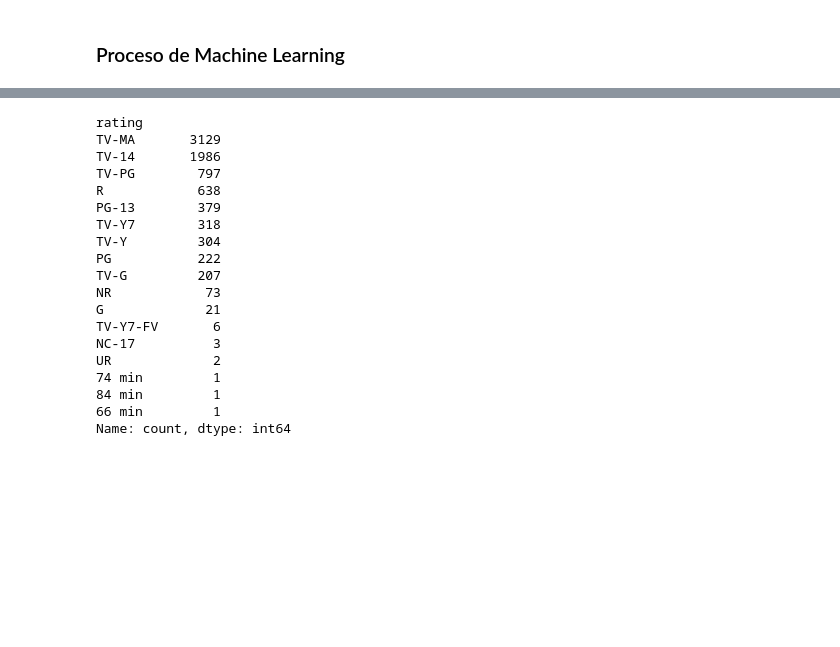
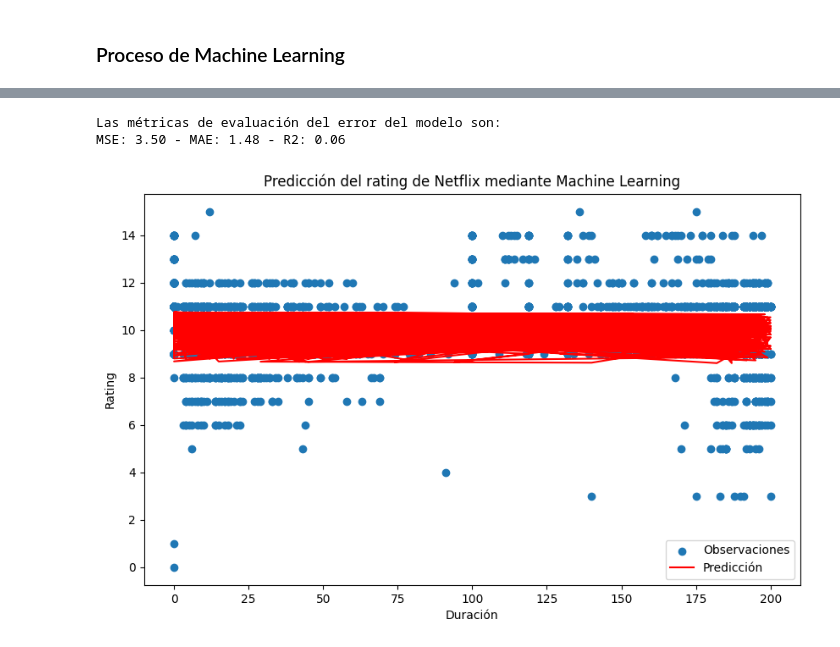
Before and after one commit to pablocarmona1527/Data_analyst, a Jupyter notebook: EDA.ipynb, the cells around one changed output, grey strips where cells are left out. Drawn from its saved outputs; the diff is of its cells as text; code cells hidden in the pictures; blank space fills up the shorter version.

Commit message:
Modelado finalizado

```diff
--- a/EDA.ipynb
+++ b/EDA.ipynb
@@ -114,11 +114,3 @@ plt.show()
 [figure]
 # %% [markdown]
 ### Proceso de Machine Learning
-# %%
-###El siguiente paso es verificar qué valores tienen las columnas de tipo objeto
-
-cat = df.select_dtypes('O')
-
-for i, col in enumerate(cat):
-    # sns.countplot(data=cat, y=col)
-    print(cat[col].value_counts())
@@ -143,22 +116,0 @@ Name: count, Length: 464, dtype: int64
-# %%
-df['rating'].value_counts()
-# %% [output]
-rating
-TV-MA       3129
-TV-14       1986
-TV-PG        797
-R            638
-PG-13        379
-TV-Y7        318
-TV-Y         304
-PG           222
-TV-G         207
-NR            73
-G             21
-TV-Y7-FV       6
-NC-17          3
-UR             2
-74 min         1
-84 min         1
-66 min         1
-Name: count, dtype: int64
@@ -164,0 +133,38 @@ Name: count, dtype: int64
+# %%
+##Paso 2: entrenar el modelo y predecir
+
+x = df[['duration','release_year']]
+y = df['rating']
+
+x_train,x_test, y_train, y_test = train_test_split(x,y, test_size=0.2,random_state=252)
+
+model = LinearRegression()
+model.fit(x_train,y_train)
+
+##Predecir
+
+y_pred = model.predict(x_test)
+# %%
+##Evaluar el modelo
+from sklearn.metrics import mean_absolute_error, mean_squared_error, r2_score
+
+mse = mean_squared_error(y_test, y_pred)
+mae = mean_absolute_error(y_test, y_pred)
+r2 = r2_score(y_test,y_pred)
+
+print(f'Las métricas de evaluación del error del modelo son:\nMSE: {mse:.2f} - MAE: {mae:.2f} - R2: {r2:.2f}')
+
+#Visualizar los resultados
+
+plt.figure(figsize=(10,6))
+plt.scatter(x_test['duration'],y_test,label='Observaciones')
+plt.plot(x_test['duration'],y_pred, color='r',label='Predicción')
+plt.xlabel('Duración')
+plt.ylabel('Rating')
+plt.title('Predicción del rating de Netflix mediante Machine Learning')
+plt.legend()
+plt.show()
+# %% [output]
+Las métricas de evaluación del error del modelo son:
+MSE: 3.50 - MAE: 1.48 - R2: 0.06
+[figure, added]
```
Also changed, not shown: parts of 3 cells of this notebook.
